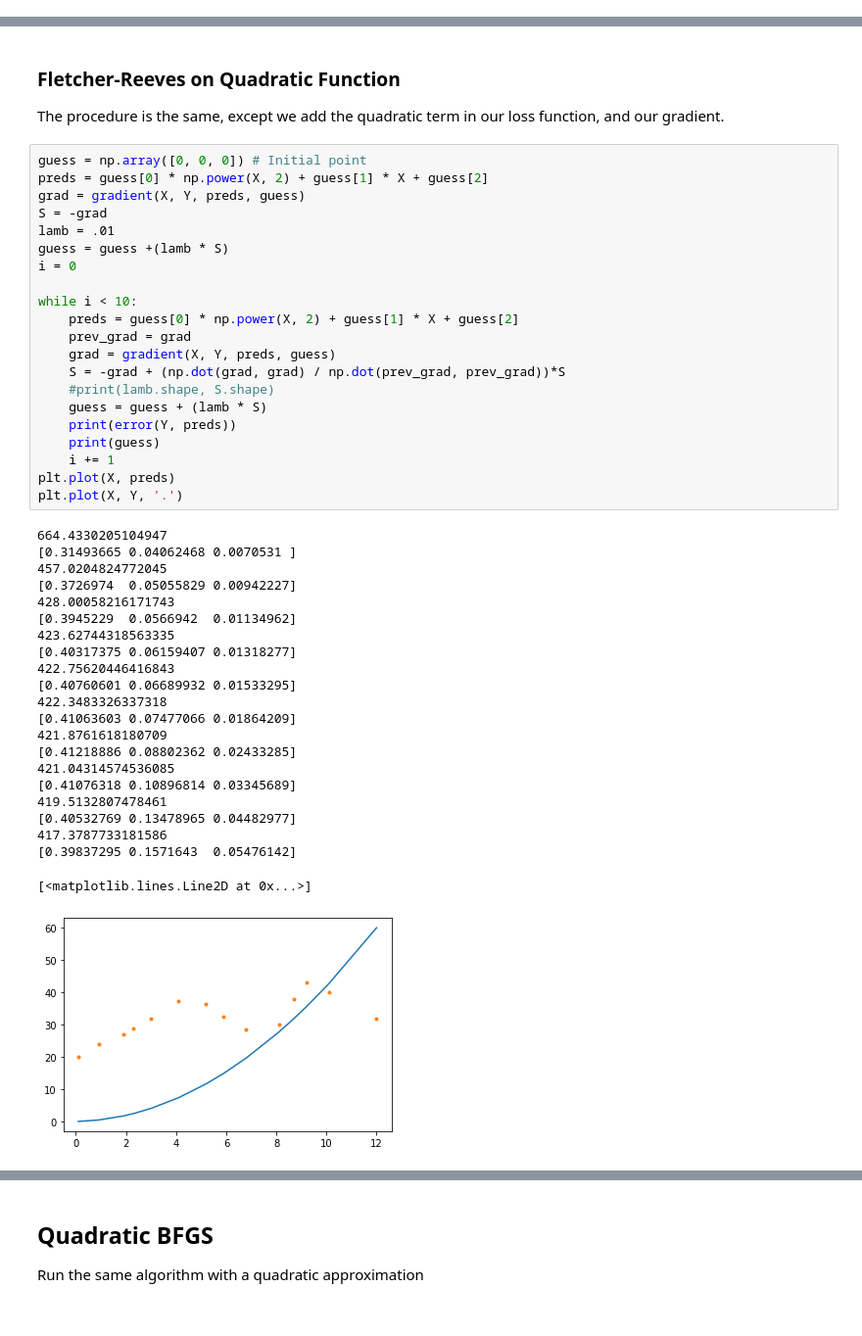
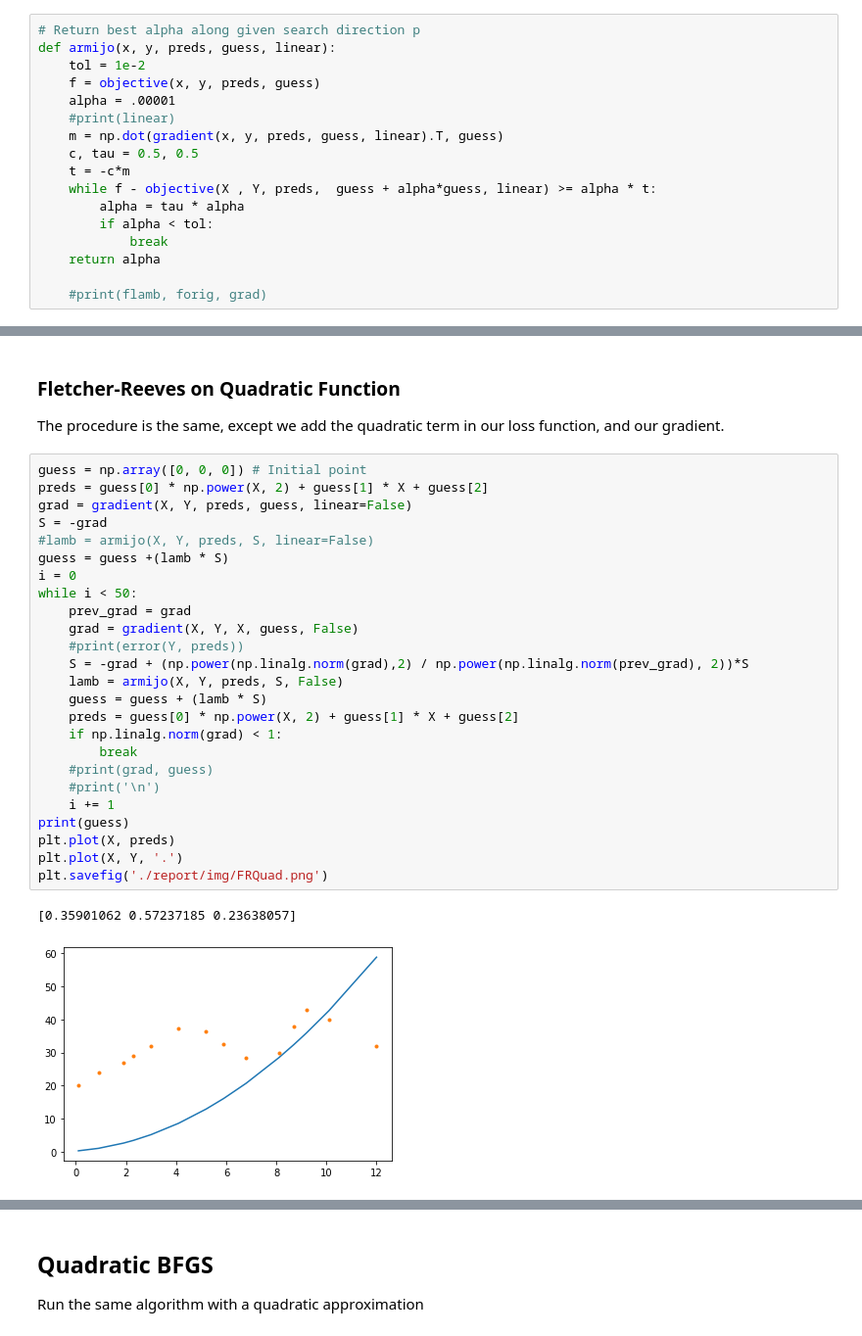
Before and after one commit to andrew15818/110, a Jupyter notebook: spring/optimization/homework/hw3/main.ipynb, the cells around one changed output, grey strips where cells are left out. Shown: that part at 98% size. Cells and saved outputs as stored; diff of their text form.

```diff
--- a/spring/optimization/homework/hw3/main.ipynb
+++ b/spring/optimization/homework/hw3/main.ipynb
@@ -98,3 +150,20 @@ plt.show()
+# %%
+# Return best alpha along given search direction p
+def armijo(x, y, preds, guess, linear):
+    tol = 1e-2
+    f = objective(x, y, preds, guess)
+    alpha = .00001
+    #print(linear)
+    m = np.dot(gradient(x, y, preds, guess, linear).T, guess)
+    c, tau = 0.5, 0.5
+    t = -c*m
+    while f - objective(X , Y, preds,  guess + alpha*guess, linear) >= alpha * t:
+        alpha = tau * alpha
+        if alpha < tol:
+            break
+    return alpha
+
+    #print(flamb, forig, grad)
 # %% [markdown]
 # 2
 Using Fletcher-Reeves, and either Newton or Quasi-Newton method, find the best fit linear and quadratic lines numerically.
@@ -187,44 +264,28 @@ The procedure is the same, except we add the quadratic term in our loss function
 # %%
 guess = np.array([0, 0, 0]) # Initial point
 preds = guess[0] * np.power(X, 2) + guess[1] * X + guess[2]
-grad = gradient(X, Y, preds, guess)
+grad = gradient(X, Y, preds, guess, linear=False)
 S = -grad
-lamb = .01
+#lamb = armijo(X, Y, preds, S, linear=False)
 guess = guess +(lamb * S)
 i = 0
-
-while i < 10:
+while i < 50:
+    prev_grad = grad
+    grad = gradient(X, Y, X, guess, False)
+    #print(error(Y, preds))
+    S = -grad + (np.power(np.linalg.norm(grad),2) / np.power(np.linalg.norm(prev_grad), 2))*S
+    lamb = armijo(X, Y, preds, S, False)
+    guess = guess + (lamb * S)
     preds = guess[0] * np.power(X, 2) + guess[1] * X + guess[2]
-    prev_grad = grad
-    grad = gradient(X, Y, preds, guess)
-    S = -grad + (np.dot(grad, grad) / np.dot(prev_grad, prev_grad))*S
-    #print(lamb.shape, S.shape)
-    guess = guess + (lamb * S)
-    print(error(Y, preds))
-    print(guess)
+    if np.linalg.norm(grad) < 1:
+        break
+    #print(grad, guess)
+    #print('\n')
     i += 1
+print(guess)
 plt.plot(X, preds)
 plt.plot(X, Y, '.')
+plt.savefig('./report/img/FRQuad.png')
 # %% [output]
-664.4330205104947
-[0.31493665 0.04062468 0.0070531 ]
-457.0204824772045
-[0.3726974  0.05055829 0.00942227]
-428.00058216171743
-[0.3945229  0.0566942  0.01134962]
-423.62744318563335
-[0.40317375 0.06159407 0.01318277]
-422.75620446416843
-[0.40760601 0.06689932 0.01533295]
-422.3483326337318
-[0.41063603 0.07477066 0.01864209]
-421.8761618180709
-[0.41218886 0.08802362 0.02433285]
-421.04314574536085
-[0.41076318 0.10896814 0.03345689]
-419.5132807478461
-[0.40532769 0.13478965 0.04482977]
-417.3787733181586
-[0.39837295 0.1571643  0.05476142]
+[0.35901062 0.57237185 0.23638057]
-[<matplotlib.lines.Line2D at 0x...>]
-[figure, old version]
+[figure, new version]
```
Also changed, not shown: parts of 17 cells of this notebook, 10 other files.
